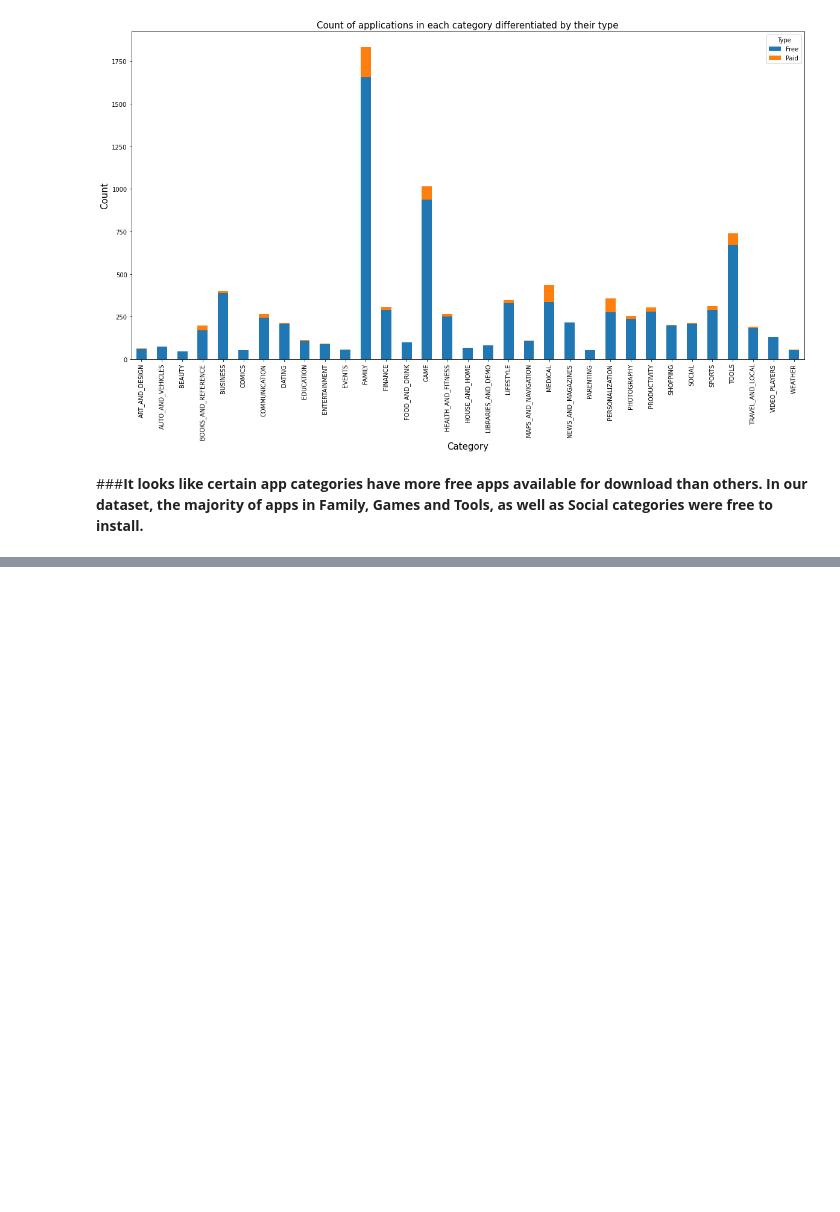
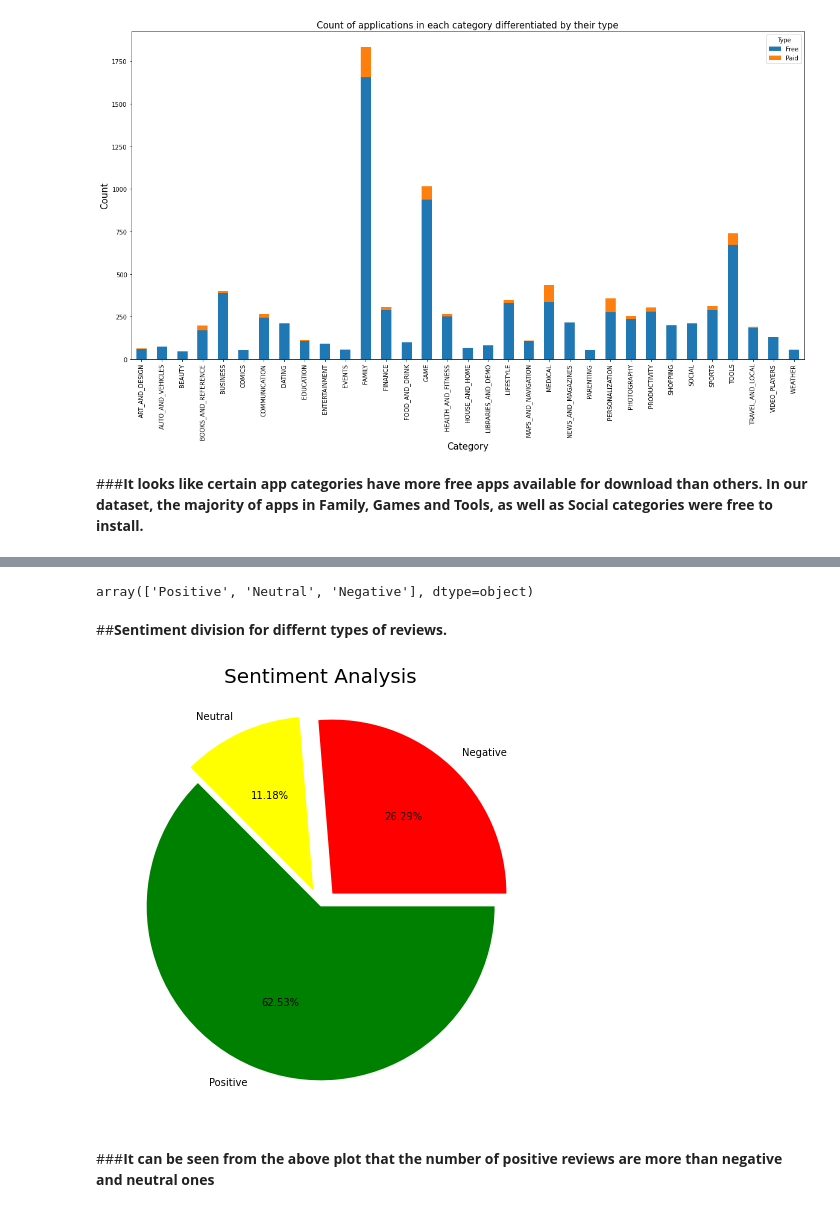
Before and after one commit to lawish/EDA_Team_notebook, a Jupyter notebook: EDA_Team_notebook_Capstone_Project.ipynb, the cells around one changed output, grey strips where cells are left out. Drawn from its saved outputs; the diff is of its cells as text; code cells hidden in the pictures; blank space fills up the shorter version.

```diff
--- a/EDA_Team_notebook_Capstone_Project.ipynb
+++ b/EDA_Team_notebook_Capstone_Project.ipynb
@@ -541,0 +555,3 @@ plt.show()
+# %%
+# Loading and Cleaning the User Reviews Dataset
+user_reviews_df = pd.read_csv('/content/drive/MyDrive/Almabetter/capstone project - Playstore Data analysis /Play Store App Review Analysis/User Reviews.csv')
@@ -541,0 +582,3 @@ plt.show()
+# %%
+# Dropped null values present in the user_reviews data frame
+user_reviews_df.dropna(subset=['Translated_Review','Sentiment','Sentiment_Polarity','Sentiment_Subjectivity'], inplace=True)
@@ -541,0 +594,3 @@ plt.show()
+# %%
+# Merge reviews dataset with apps
+merge_df_new = pd.merge(user_reviews_df,playstore_df_new,on='App',how='inner')
@@ -541,0 +607,18 @@ plt.show()
+# %%
+merge_df_new['Sentiment'].unique()
+# %% [output]
+array(['Positive', 'Neutral', 'Negative'], dtype=object)
+# %% [markdown]
+##**Sentiment division for differnt types of reviews.**
+# %%
+plt.subplots(figsize=(12,8))
+Sentiments = merge_df_new.groupby('Sentiment').size()
+colors = ["red","yellow","green"]
+explode = (0.1,0.1,0)
+plt.pie(Sentiments, explode=explode, colors=colors, labels=['Negative','Neutral','Positive'],autopct='%.2f%%')
+plt.title('Sentiment Analysis', size = 20)
+plt.show()
+# %% [output]
+[figure, added]
+# %% [markdown]
+###**It can be seen from the above plot that the number of positive reviews are more than negative and neutral ones**
```
Also changed, not shown: parts of 5 cells of this notebook.
